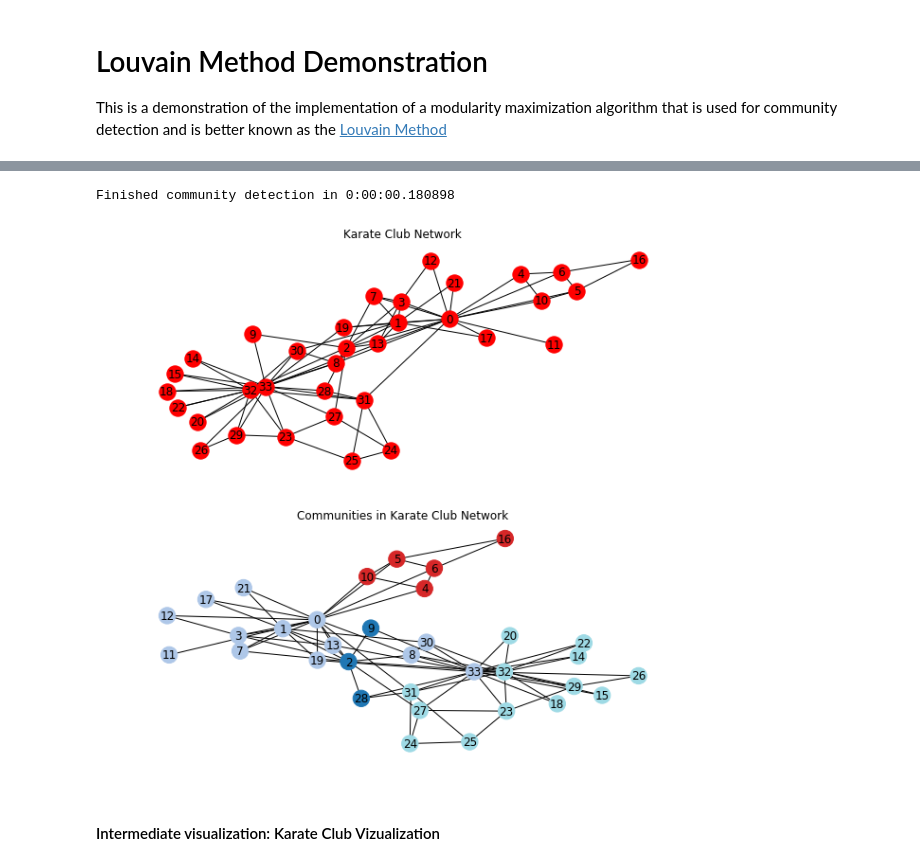
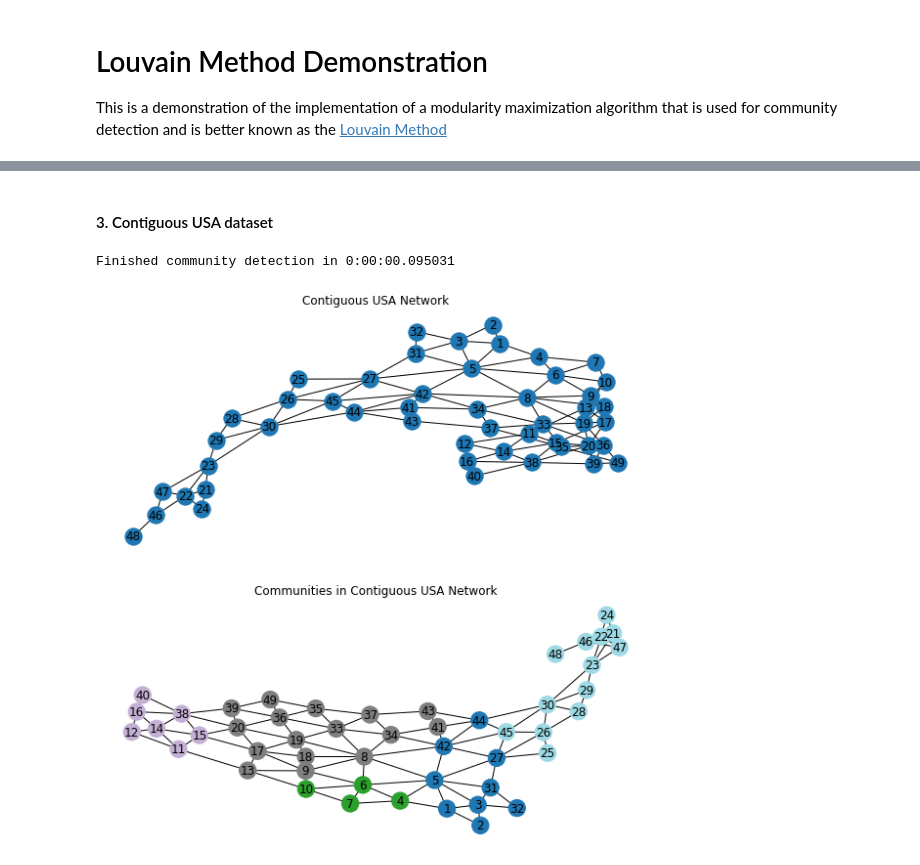
Before and after one commit to gchristodo/SNA_Project, a Jupyter notebook: louvain_demo_notebook.ipynb, the cells around one changed output, grey strips where cells are left out. Drawn from its saved outputs; the diff is of its cells as text; code cells hidden in the pictures.

Commit message:
Updated louvain notebook
Updated Louvain demonstration notebook with executions for all datasets
Created silhouette function for community evaluation

```diff
--- a/louvain_demo_notebook.ipynb
+++ b/louvain_demo_notebook.ipynb
@@ -22,25 +303,37 @@ The famous Zachary's Karate Club dataset.
+# %% [markdown]
+#### 3.  Contiguous USA dataset
 # %%
-G = nx.karate_club_graph()
+G = contiguous_usa_g
 
 fig = plt.figure(figsize=(10, 10))
 ax1 =  fig.add_subplot(211)
-ax1.set_title('Karate Club Network')
+ax1.set_title('Contiguous USA Network')
 nx.draw_spring(G,
                cmap=plt.get_cmap('tab20'),
                with_labels=True)
 
+# Execute Louvain's algorithm
+start = time.time()
 communities = louvain(G.copy())
+elapsed_time = time.time()-start
+
+#Visualize final communities
 values = [communities[node] for node in G.nodes()]
 
 ax2 = fig.add_subplot(212)
-ax2.set_title('Communities in Karate Club Network')
+ax2.set_title('Communities in Contiguous USA Network')
 nx.draw_spring(G,
                cmap=plt.get_cmap('tab20'),
                node_color = values,
                with_labels=True)
 plt.show()
+
+# Record results
+result_dict['dataset'].append('Contiguous USA')
+result_dict['community_no'].append(len(set(communities.values())))
+result_dict['modularity'].append(modularity(communities, G))
+result_dict['silhouette'].append(silhouette_score(communities, G)[1])
+result_dict['time'].append(elapsed_time)
 # %% [output]
-Finished community detection in 0:00:00.180898
+Finished community detection in 0:00:00.095031
-[figure, old version]
+[figure, new version]
-# %% [markdown]
-#### Intermediate visualization: Karate Club Vizualization
```
Also changed, not shown: parts of 21 cells of this notebook, 1 other file.
